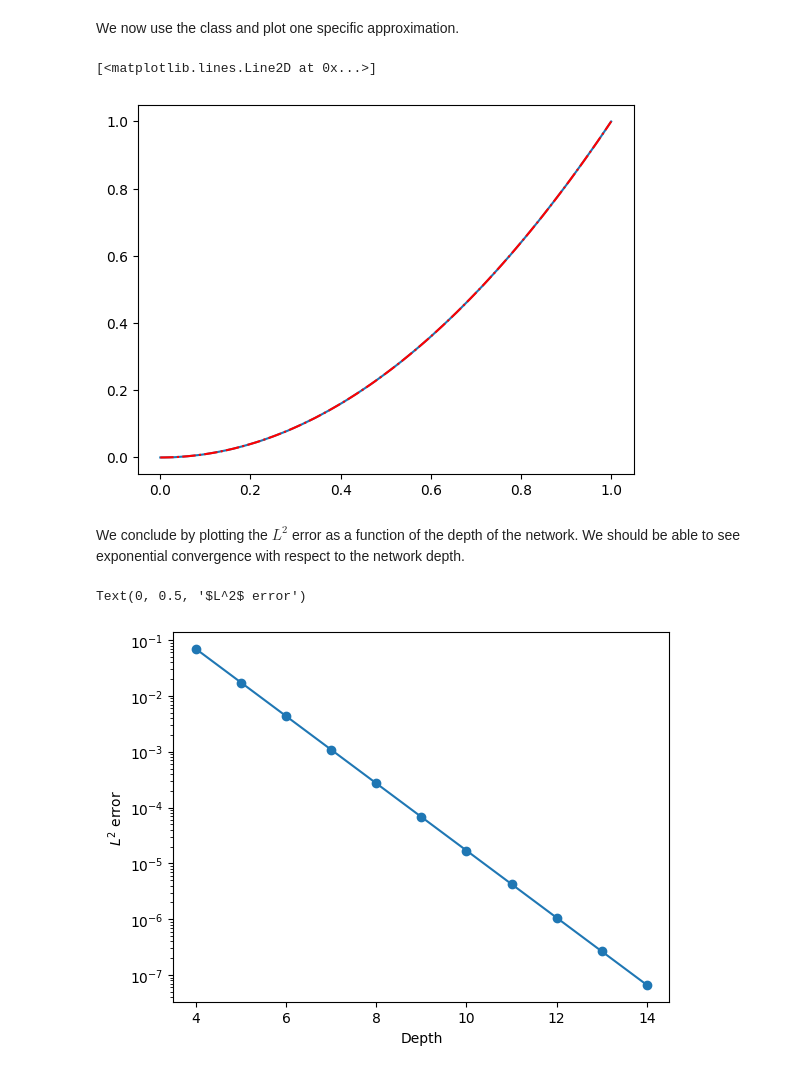
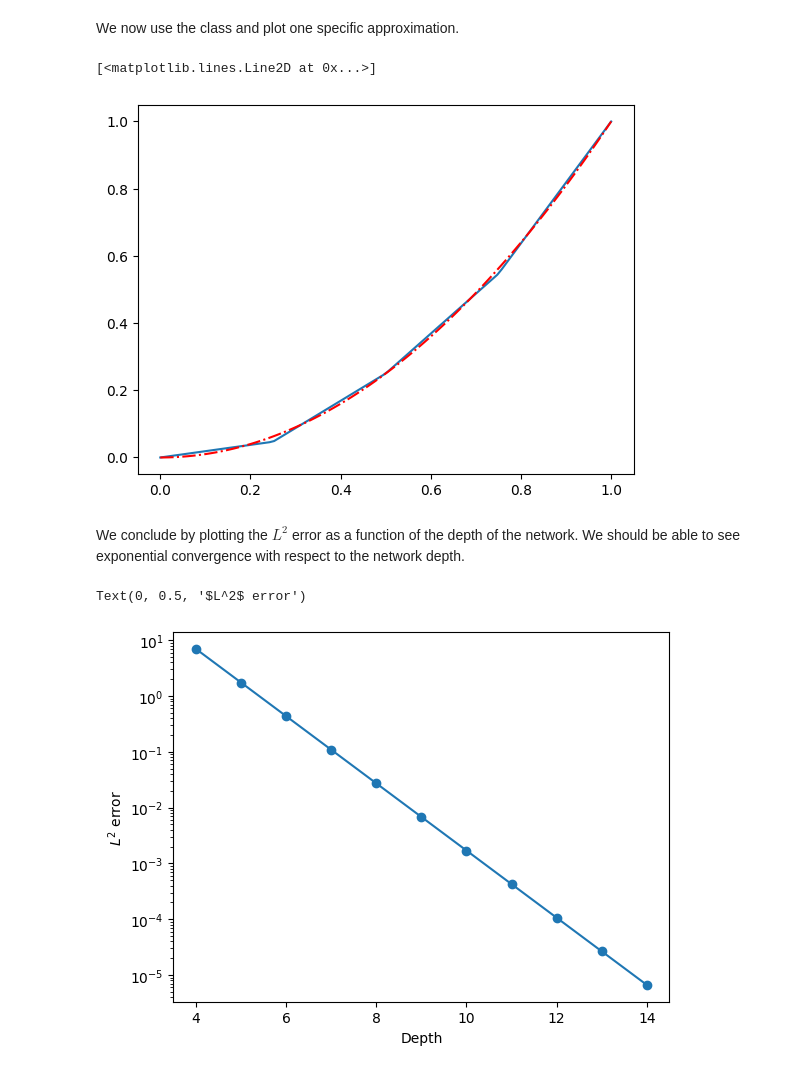
Before and after one commit to carlomr/MLCS_2024-2025, a Jupyter notebook: lab1_intro_to_NNs/square_appx.ipynb, the cells around one changed output. Saved outputs shown, nothing was run; the diff lists cells and outputs as text; code cells hidden in the pictures.

```diff
--- a/lab1_intro_to_NNs/square_appx.ipynb
+++ b/lab1_intro_to_NNs/square_appx.ipynb
@@ -118,30 +121,30 @@ class YarotskyNet(dnn.DeepNet):
 # %% [markdown]
 We now use the class and plot one specific approximation.
 # %%
-depth = 7
+depth = 4
 
 out_weights = [-4**(-k) for k in range(depth)]
 out_weights[0] = 1
 
 basenet = Phiwedge
 for j in range(depth-3):
     basenet = concatenate(basenet, Phiwedge)
 
 
 squarenet = YarotskyNet(basenet, out_weights)
 
 
 x = torch.linspace(0, 1, 100)
 y = squarenet(x)
 
 x_np = x.detach().numpy()
 
 
 plt.plot(x_np, y.detach().numpy(), label='f')
 plt.plot(x_np, x_np**2, 'r-.')
 # %% [output]
 [<matplotlib.lines.Line2D at 0x...>]
-[figure, old version]
+[figure, new version]
 # %% [markdown]
 We conclude by plotting the $L^2$ error as a function of the depth of the network. We should be able to see exponential convergence with respect to the network depth.
 # %%
@@ -157,7 +160,7 @@ def compute_err(depth):
     squarenet = YarotskyNet(basenet, out_weights)
 
 
-    x = torch.linspace(0, 1, 100)
+    x = torch.linspace(0, 1, 10**6)
     y = squarenet(x)
     x_np = x.detach().numpy()
 
@@ -176,4 +179,4 @@ plt.ylabel("$L^2$ error")
 # err
 # %% [output]
 Text(0, 0.5, '$L^2$ error')
-[figure, old version]
+[figure, new version]
```
Also changed, not shown: parts of 1 cell of this notebook.
